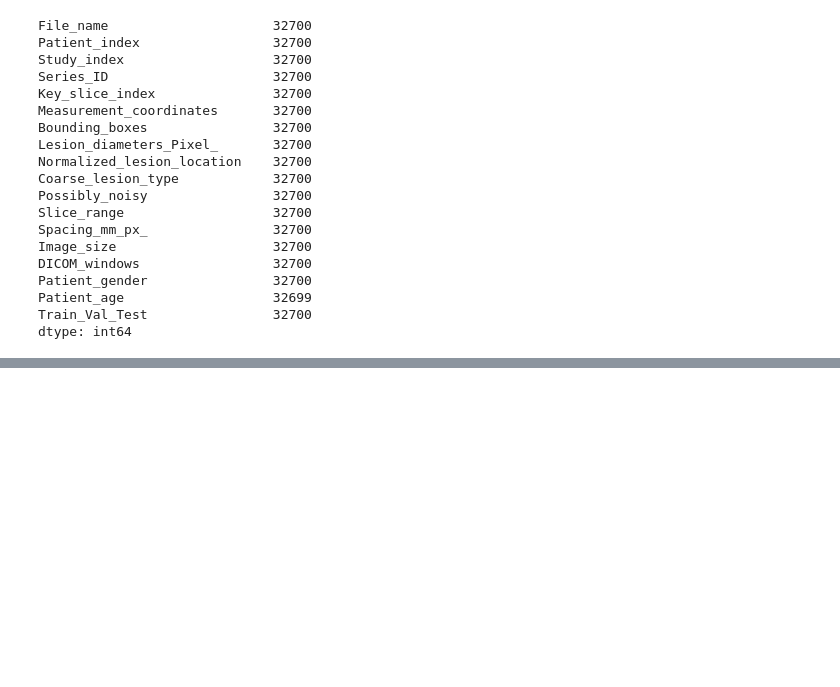
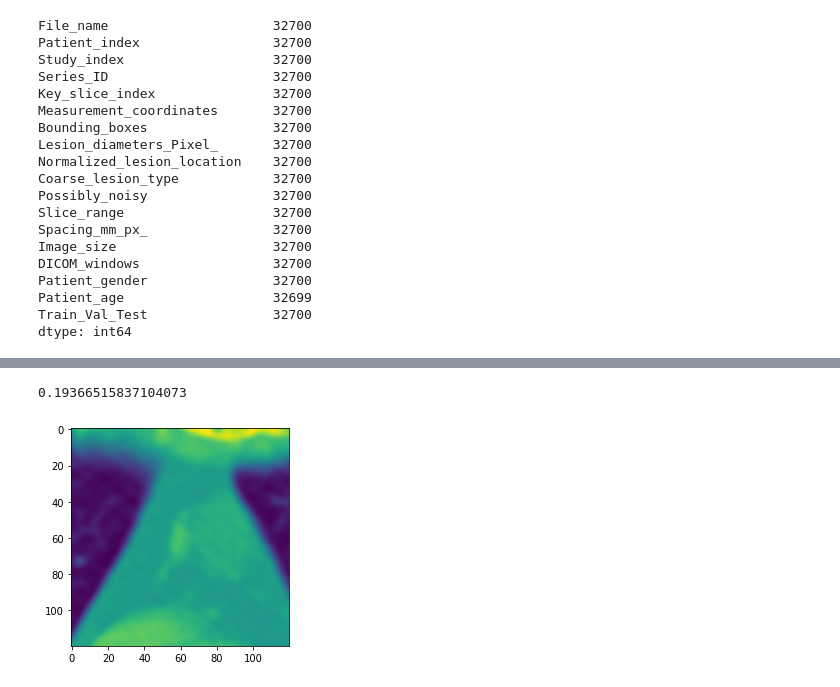
Before and after one commit to haehn/dicompute, a Jupyter notebook: DeepLesion2.ipynb, the cells around one changed output, grey strips where cells are left out. Cells and saved outputs as stored; diff of their text form; code cells hidden in the pictures; blank space fills up the shorter version.

```diff
--- a/DeepLesion2.ipynb
+++ b/DeepLesion2.ipynb
@@ -165,0 +155,36 @@ D.DeepLesion.show(7)
+# %%
+no_train_images = data[not_noisy][train].shape[0]
+train_images = np.zeros((no_train_images, 120, 120), dtype=np.float)
+counter = 0
+for index, row in data[not_noisy][train][0:10].iterrows():
+    imgfile = row['File_name']
+    bbox = row['Bounding_boxes']
+    bbox = np.array([float(v) for v in bbox.split(',')])
+    lesion_image = D.DeepLesion.get_lesion_image(imgfile, bbox)
+    train_images[counter] = lesion_image
+
+    counter += 1
+# %%
+no_test_images = data[not_noisy][test].shape[0]
+test_images = np.zeros((no_test_images, 120, 120), dtype=np.float)
+counter = 0
+for index, row in data[not_noisy][test][0:10].iterrows():
+    imgfile = row['File_name']
+    bbox = row['Bounding_boxes']
+    bbox = np.array([float(v) for v in bbox.split(',')])
+    train_images[counter] = D.DeepLesion.get_lesion_image(imgfile, bbox)
+    counter += 1
+# %%
+def preprocess_images(images):
+  images = images.reshape((images.shape[0], 120, 120, 1)) / 255.
+  return images
+#   return np.where(images > .5, 1.0, 0.0).astype('float32')
+
+train_images = preprocess_images(train_images)
+test_images = preprocess_images(test_images)
+# %%
+imshow(train_images[1,:,:,0])
+print(train_images.max())
+# %% [output]
+0.19366515837104073
+[figure, added]
```
Also changed, not shown: parts of 26 cells of this notebook, 5 other files.
